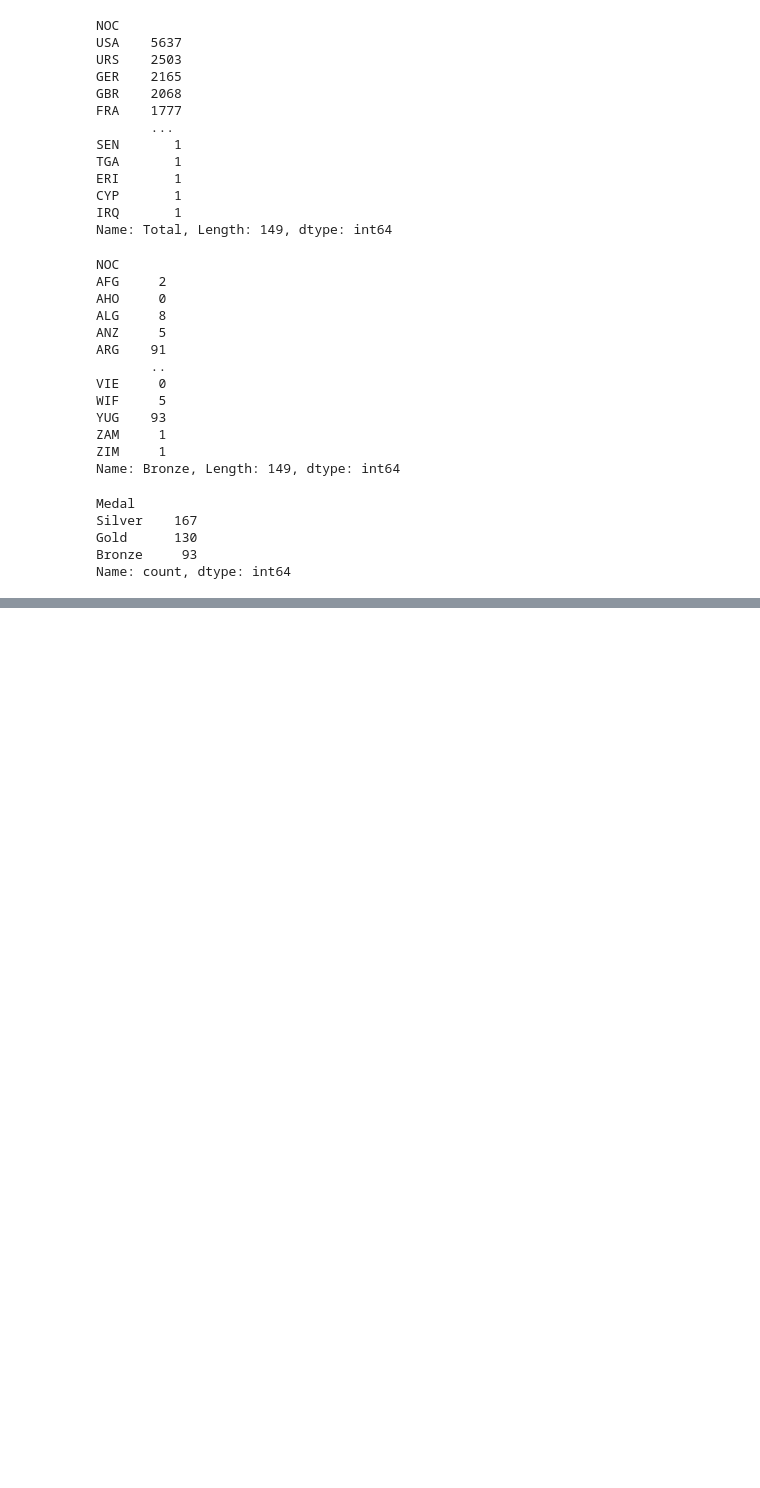
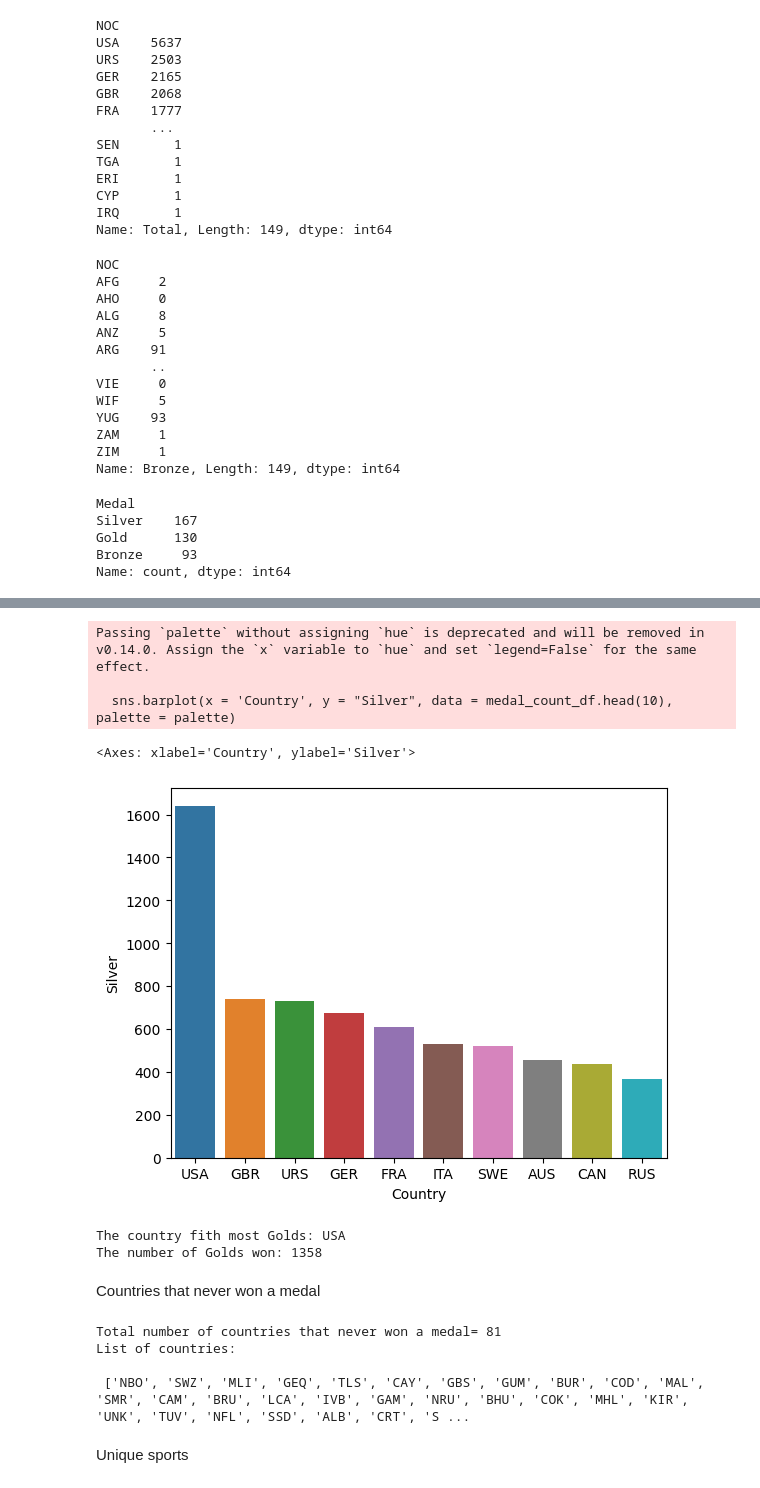
Before and after one commit to NotNulls/olympic_history_analysis, a Jupyter notebook: olympic_data_wrangling.ipynb, the cells around one changed output, grey strips where cells are left out. Saved outputs shown, nothing was run; the diff lists cells and outputs as text; code cells hidden in the pictures; blank space fills up the shorter version.

```diff
--- a/olympic_data_wrangling.ipynb
+++ b/olympic_data_wrangling.ipynb
@@ -283,0 +346,34 @@ for country in unigue_list_of_coutries_participated:
+# %%
+medal_count_df.sort_values('Silver', axis = 0, ascending = False, inplace = True)
+
+palette = ["#1f77b4", "#ff7f0e", "#2ca02c", "#d62728", "#9467bd", "#8c564b", "#e377c2", "#7f7f7f", "#bcbd22", "#17becf"]
+
+sns.barplot(x = 'Country', y = "Silver", data = medal_count_df.head(10), palette = palette)
+# %% [output]
+Passing `palette` without assigning `hue` is deprecated and will be removed in v0.14.0. Assign the `x` variable to `hue` and set `legend=False` for the same effect.
+
+  sns.barplot(x = 'Country', y = "Silver", data = medal_count_df.head(10), palette = palette)
+<Axes: xlabel='Country', ylabel='Silver'>
+[figure, added]
+# %%
+max_gold = medal_count_df['Bronze']
+max_gold = max_gold.idxmax()
+print (f'The country fith most Golds: {medal_count_df.loc[max_gold]["Country"]}')
+print (f'The number of Golds won: {medal_count_df.loc[max_gold]["Bronze"]}')
+# %% [output]
+The country fith most Golds: USA
+The number of Golds won: 1358
+# %% [markdown]
+Countries that never won a medal
+# %%
+filter = medal_count_df['Total'] == 0
+never_won_a_medal = medal_count_df[filter]
+print (f"Total number of countries that never won a medal= {len(never_won_a_medal)}")
+print (f"List of countries: \n\n {never_won_a_medal['Country'].to_list()}")
+# %% [output]
+Total number of countries that never won a medal= 81
+List of countries:
+
+ ['NBO', 'SWZ', 'MLI', 'GEQ', 'TLS', 'CAY', 'GBS', 'GUM', 'BUR', 'COD', 'MAL', 'SMR', 'CAM', 'BRU', 'LCA', 'IVB', 'GAM', 'NRU', 'BHU', 'COK', 'MHL', 'KIR', 'UNK', 'TUV', 'NFL', 'SSD', 'ALB', 'CRT', 'S ...
+# %% [markdown]
+Unique sports
```
Also changed, not shown: parts of 17 cells of this notebook.
